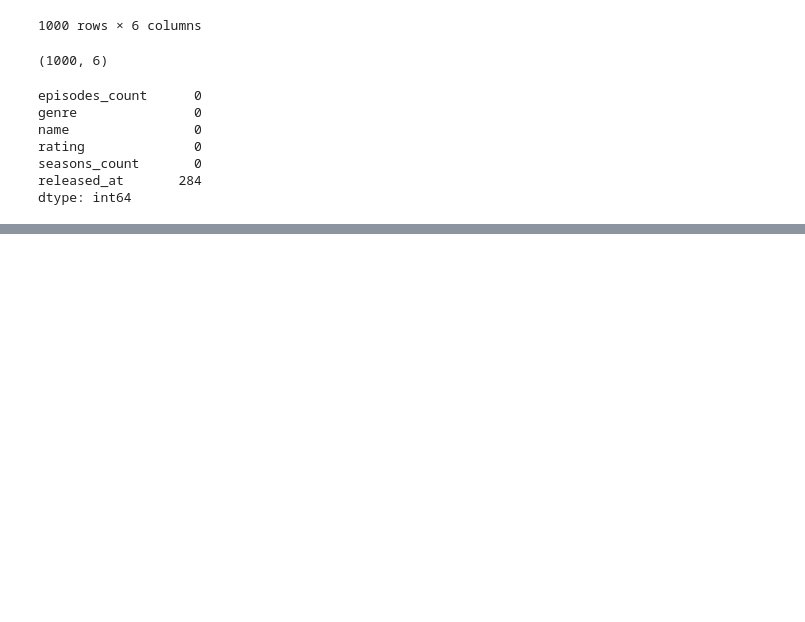
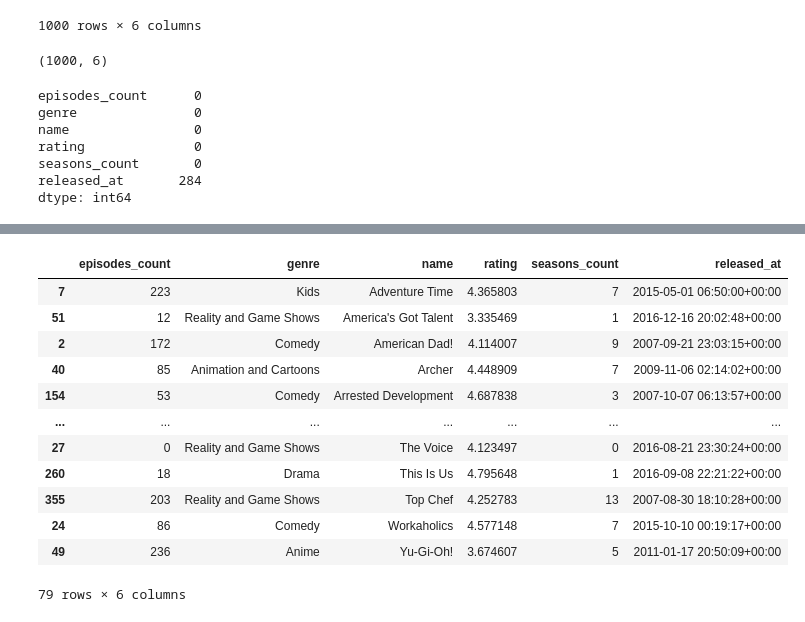
Before and after one commit to DamjanVincic/hulu-popular-shows-analysis, a Jupyter notebook: exploratory-analysis.ipynb, the cells around one changed output, grey strips where cells are left out. Saved outputs shown, nothing was run; the diff lists cells and outputs as text; code cells hidden in the pictures; blank space fills up the shorter version.

```diff
--- a/exploratory-analysis.ipynb
+++ b/exploratory-analysis.ipynb
@@ -61,3 +56,5 @@ rating              0
 seasons_count       0
 released_at       284
 dtype: int64
+# %%
+df = df.dropna()
@@ -63,0 +77,24 @@ dtype: int64
+# %%
+df['genre'] = df['genre'].astype('string')
+df['name'] = df['name'].astype('string')
+df['released_at'] = pd.to_datetime(df['released_at'])
+# %%
+df.drop_duplicates(inplace=True)
+# %%
+df = df.loc[df.groupby('name')['rating'].idxmax()]
+# %%
+df
+# %% [output]
+|  | episodes_count | genre | name | rating | seasons_count | released_at |
+| 7 | 223 | Kids | Adventure Time | 4.365803 | 7 | 2015-05-01 06:50:00+00:00 |
+| 51 | 12 | Reality and Game Shows | America's Got Talent | 3.335469 | 1 | 2016-12-16 20:02:48+00:00 |
+| 2 | 172 | Comedy | American Dad! | 4.114007 | 9 | 2007-09-21 23:03:15+00:00 |
+| 40 | 85 | Animation and Cartoons | Archer | 4.448909 | 7 | 2009-11-06 02:14:02+00:00 |
+| 154 | 53 | Comedy | Arrested Development | 4.687838 | 3 | 2007-10-07 06:13:57+00:00 |
+| ... | ... | ... | ... | ... | ... | ... |
+| 27 | 0 | Reality and Game Shows | The Voice | 4.123497 | 0 | 2016-08-21 23:30:24+00:00 |
+| 260 | 18 | Drama | This Is Us | 4.795648 | 1 | 2016-09-08 22:21:22+00:00 |
+| 355 | 203 | Reality and Game Shows | Top Chef | 4.252783 | 13 | 2007-08-30 18:10:28+00:00 |
+| 24 | 86 | Comedy | Workaholics | 4.577148 | 7 | 2015-10-10 00:19:17+00:00 |
+| 49 | 236 | Anime | Yu-Gi-Oh! | 3.674607 | 5 | 2011-01-17 20:50:09+00:00 |
+79 rows × 6 columns
```
Also changed, not shown: parts of 4 cells of this notebook.
